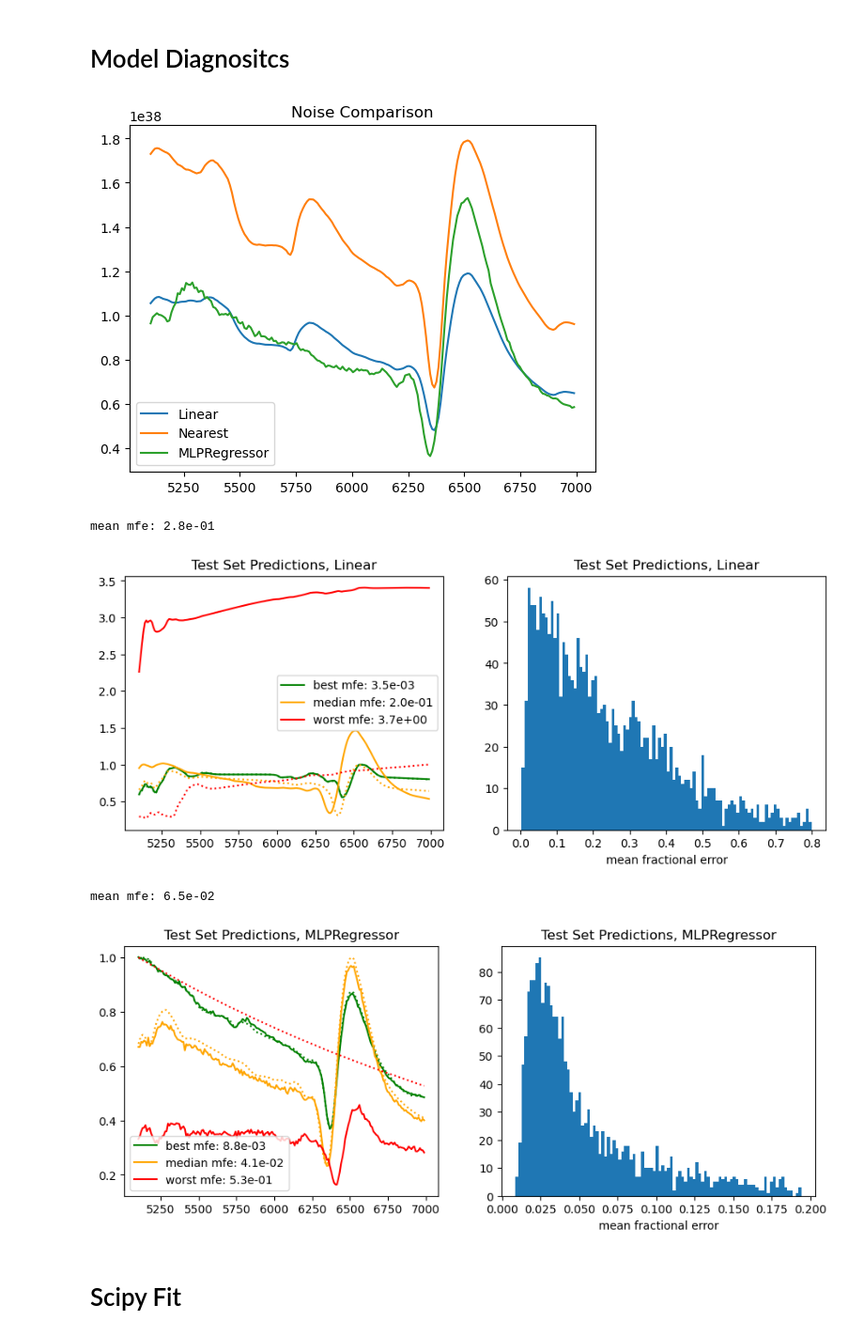
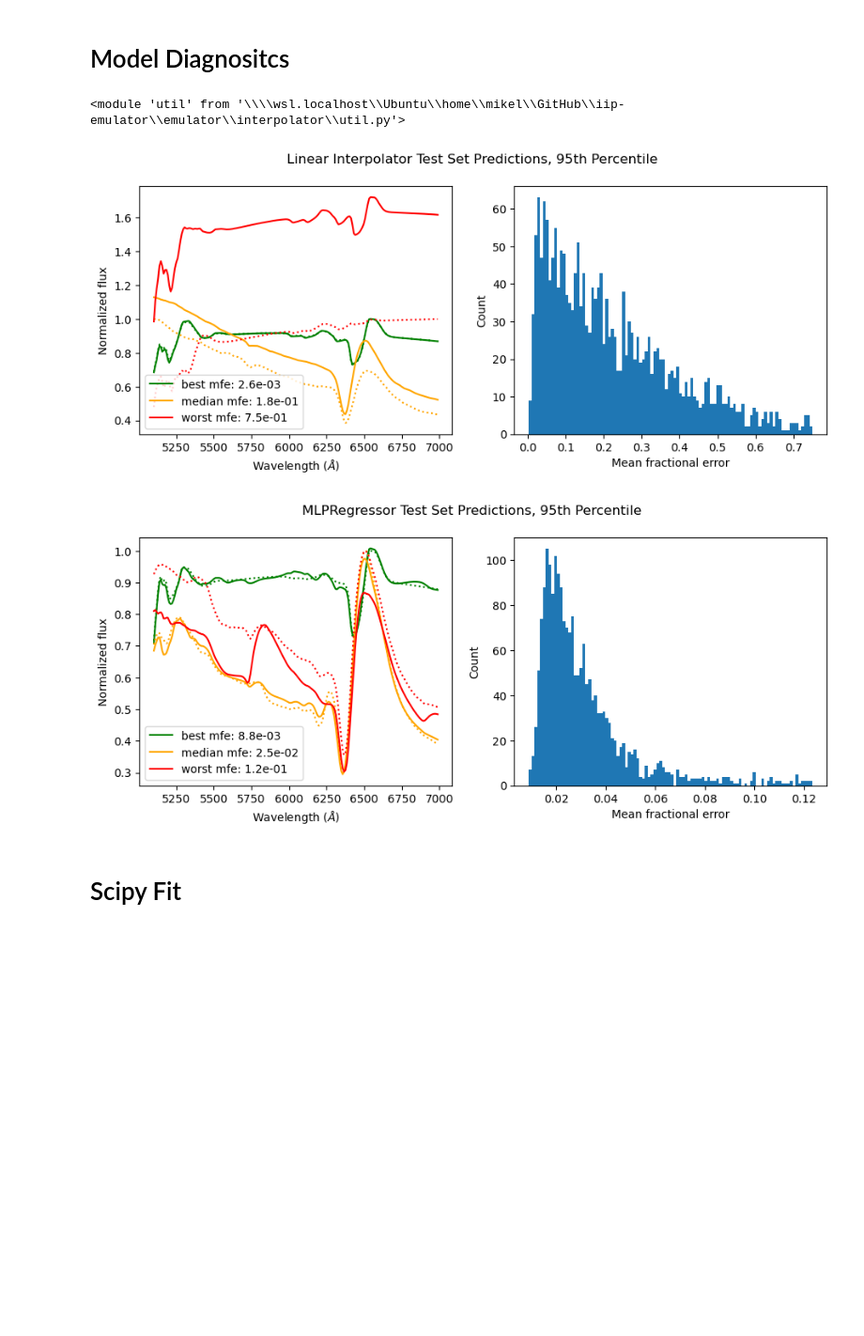
Before and after one commit to MichaelLukaszyk/iip-emulator, a Jupyter notebook: emulator/interpolator/interp.ipynb, the cells around one changed output. Shown at 94% size. Cells and saved outputs as stored; diff of their text form; code cells hidden in the pictures; blank space fills up the shorter version.

```diff
--- a/emulator/interpolator/interp.ipynb
+++ b/emulator/interpolator/interp.ipynb
@@ -203,20 +235,34 @@ def interp(X, force_nearest=False):
 # %%
 # MLPRegressor
 from sklearn.neural_network import MLPRegressor
-from sklearn.preprocessing import StandardScaler
+from sklearn.preprocessing import StandardScaler, RobustScaler, MinMaxScaler, QuantileTransformer, FunctionTransformer
 from sklearn.pipeline import Pipeline
 from sklearn.compose import TransformedTargetRegressor
+from sklearn.decomposition import PCA
 
 mlp = MLPRegressor(
-    max_iter=10000, alpha=1e-5, tol=1e-7, learning_rate_init=1e-3, hidden_layer_sizes=(64, 128, 64), early_stopping=False
+    max_iter=10000, alpha=1e-3, tol=1e-14, learning_rate_init=1e-3, hidden_layer_sizes=(128, 128, 64), early_stopping=False
 )
+
 model = TransformedTargetRegressor(
     regressor=Pipeline([
         ('x_scaler', StandardScaler()),
         ('mlp', mlp),
     ]),
-    transformer=StandardScaler(),
+    transformer=Pipeline([
+        # ('y_scaler', StandardScaler()),
+        ('log', FunctionTransformer(np.log1p, inverse_func=np.expm1)),
+        ('pca', PCA(n_components=30)),
+    ]),
 )
+
 model.fit(X_train, y_train)
 print('Iterations:', model.regressor_.named_steps['mlp'].n_iter_)
+pca = model.transformer_.named_steps['pca']
+print('PCA variance:', pca.explained_variance_ratio_.sum())
+
+def mlp_multiple(X_mod):
+    return model.predict(X_mod)
+def mlp_single(X_mod):
+    return model.predict(X_mod.reshape(1, -1))[0]
 # %% [output]
@@ -283,26 +324,29 @@ def calc_y(X_mod, force_nearest=False):
 # %% [markdown]
 # Model Diagnositcs
+# %%
+import importlib
+import util
+importlib.reload(util)
+# %% [output]
+<module 'util' from '\\\\wsl.localhost\\Ubuntu\\home\\mikel\\GitHub\\iip-emulator\\emulator\\interpolator\\util.py'>
 # %%
 # Compare noise
-plt.figure()
-X_diag = np.mean(limits, axis=1)
-# X_diag = X_best
-plt.plot(wav, interp(X_diag, force_nearest=False)[0], label='Linear')
-plt.plot(wav, interp(X_diag, force_nearest=True)[0], label='Nearest')
-y_mod = model.predict(X_diag.reshape(1, -1))[0]
-plt.plot(wav, y_mod, label='MLPRegressor')
-plt.title('Noise Comparison')
-plt.legend()
-show_active()
+if False:
+    plt.figure()
+    X_diag = np.mean(limits, axis=1) # X_diag = X_best
+    plt.plot(wav, linear_single(X_diag, force_nearest=False)[0], label='Linear')
+    plt.plot(wav, nearest_single(X_diag, force_nearest=True)[0], label='Nearest')
+    plt.plot(wav, mlp_single(X_diag.reshape(1, -1))[0], label='MLPRegressor')
+    plt.title('Noise Comparison')
+    plt.legend()
+    show_active()
 
 # The histogram excludes mfe values larger than the 95th percentile, since there's a few outliers
-util.evaluate_predictions(y_test, interp(X_test), wav, 'Test Set Predictions, Linear')
+# Dotted lines are the actual test models
+util.evaluate_predictions(y_test, linear_multiple(X_test), wav, 'Linear Interpolator Test Set Predictions, 95th Percentile')
 show_active()
-util.evaluate_predictions(y_test, model.predict(X_test), wav, 'Test Set Predictions, MLPRegressor')
+mfe = util.evaluate_predictions(y_test, mlp_multiple(X_test), wav, 'MLPRegressor Test Set Predictions, 95th Percentile')
 show_active()
 # %% [output]
-[figure, old version]
+[figure, new version]
-mean mfe: 2.8e-01
-[figure, old version]
+[figure, new version]
-mean mfe: 6.5e-02
-[figure, removed]
```
Also changed, not shown: parts of 23 cells of this notebook, 11 other files.
